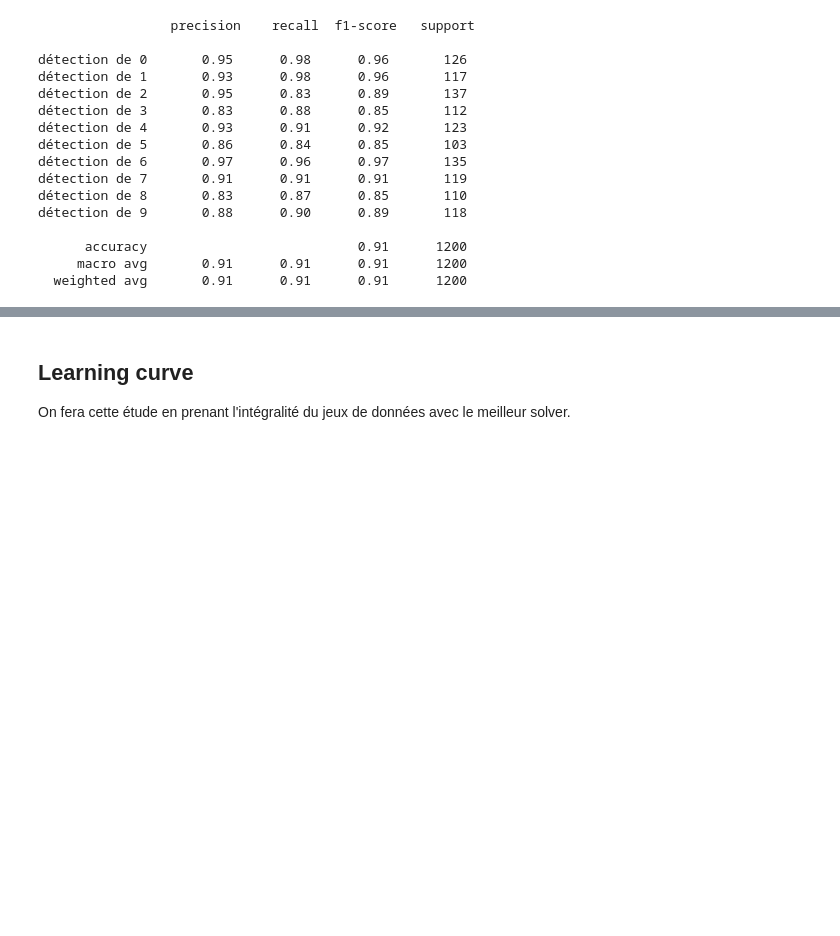
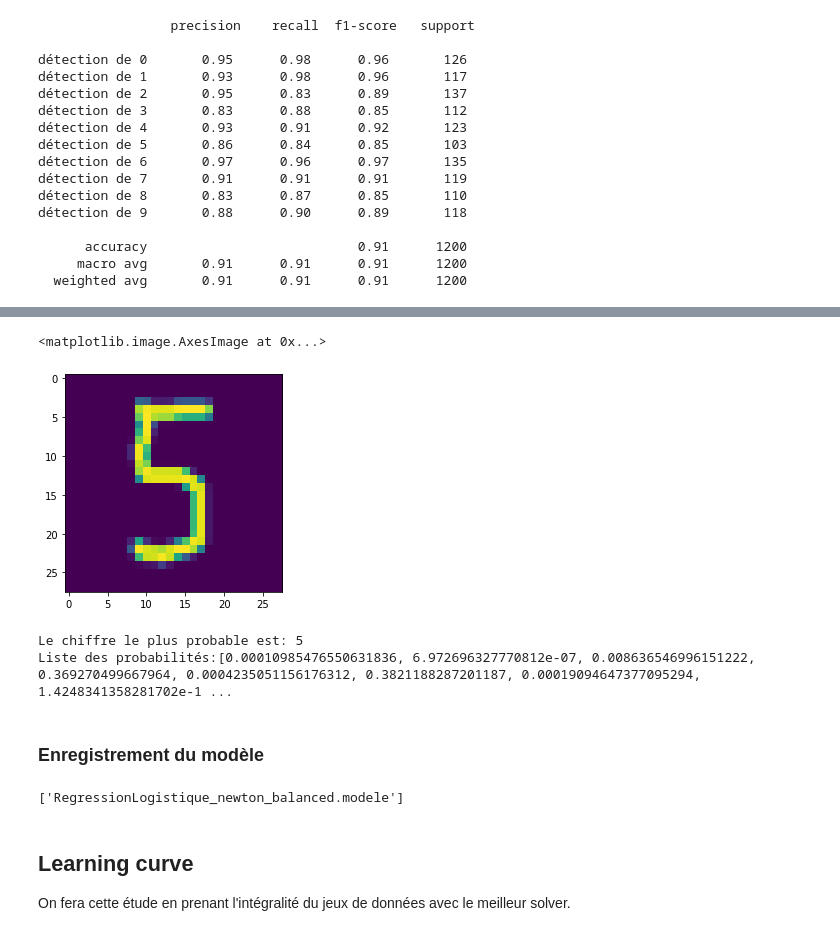
Before and after one commit to jpphi/prj_final, a Jupyter notebook: id_handwritten/E2_baseb5.ipynb, the cells around one changed output, grey strips where cells are left out. Saved outputs shown, nothing was run; the diff lists cells and outputs as text; code cells hidden in the pictures; blank space fills up the shorter version.

```diff
--- a/id_handwritten/E2_baseb5.ipynb
+++ b/id_handwritten/E2_baseb5.ipynb
@@ -438,3 +508,23 @@ détection de 9       0.88      0.90      0.89       118
+# %%
+img= Image.open("./images/5_001.png")
+plt.imshow(img)
+# %% [output]
+<matplotlib.image.AxesImage at 0x...>
+[figure, added]
+# %%
+chiffre=np.array(img)/255.
+chiffre_plat= chiffre.ravel()
+tab= list(model_reglog.predict_proba([chiffre_plat])[0])
+print(f"Le chiffre le plus probable est: {tab.index(max(tab))}\nListe des probabilités:{tab}")
+# %% [output]
+Le chiffre le plus probable est: 5
+Liste des probabilités:[0.00010985476550631836, 6.972696327770812e-07, 0.008636546996151222, 0.369270499667964, 0.0004235051156176312, 0.3821188287201187, 0.00019094647377095294, 1.4248341358281702e-1 ...
+# %% [markdown]
+### Enregistrement du modèle
+# %%
+dump(model_reglog, 'RegressionLogistique_newton_balanced.modele')
+# %% [output]
+['RegressionLogistique_newton_balanced.modele']
 # %% [markdown]
 ## Learning curve
 On fera cette étude en prenant l'intégralité du jeux de données avec le meilleur solver.
```
Also changed, not shown: parts of 15 cells of this notebook, 3 other files.
